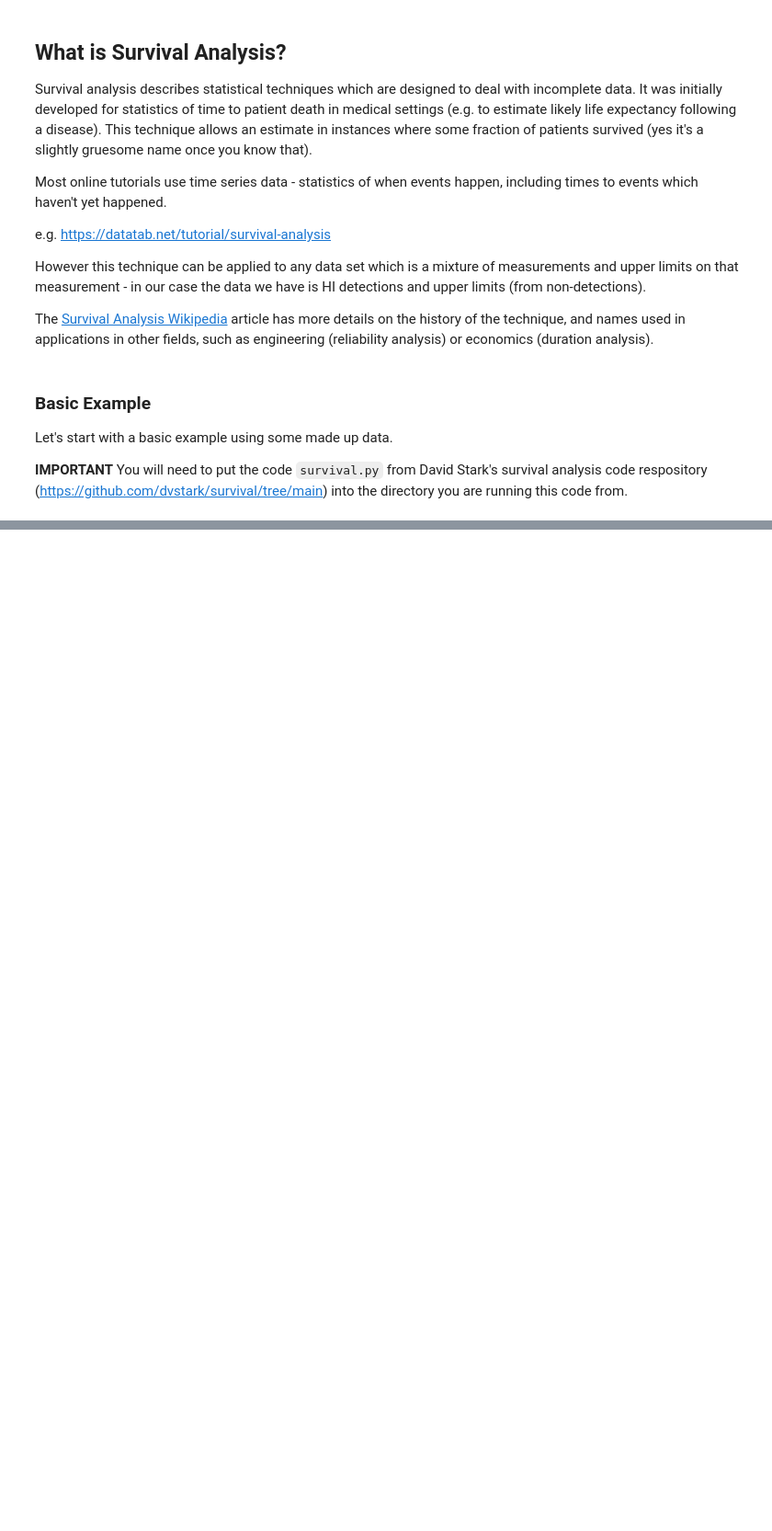
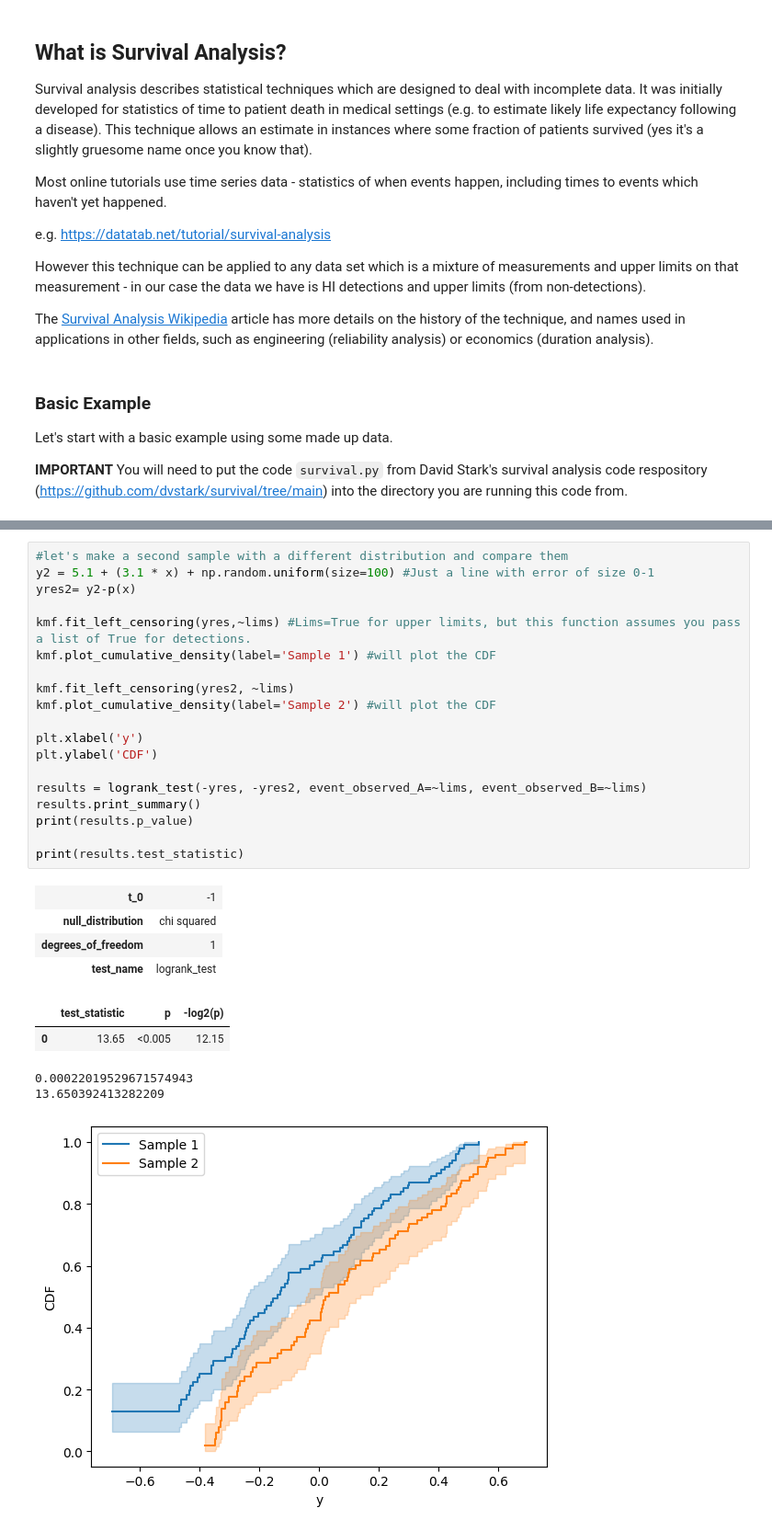
Before and after one commit to karenlmasters/HaverfordGalaxyGroup, a Jupyter notebook: BasicCode/SurvivalAnalysisTutorial.ipynb, the cells around one changed output, grey strips where cells are left out. Shown at 92% size. Saved outputs shown, nothing was run; the diff lists cells and outputs as text; blank space fills up the shorter version.

```diff
--- a/BasicCode/SurvivalAnalysisTutorial.ipynb
+++ b/BasicCode/SurvivalAnalysisTutorial.ipynb
@@ -94 +231,30 @@ plt.legend()
+# %%
+#let's make a second sample with a different distribution and compare them
+y2 = 5.1 + (3.1 * x) + np.random.uniform(size=100) #Just a line with error of size 0-1
+yres2= y2-p(x)
+
+kmf.fit_left_censoring(yres,~lims) #Lims=True for upper limits, but this function assumes you pass a list of True for detections.
+kmf.plot_cumulative_density(label='Sample 1') #will plot the CDF
+
+kmf.fit_left_censoring(yres2, ~lims)
+kmf.plot_cumulative_density(label='Sample 2') #will plot the CDF
+
+plt.xlabel('y')
+plt.ylabel('CDF')
+
+results = logrank_test(-yres, -yres2, event_observed_A=~lims, event_observed_B=~lims)
+results.print_summary()
+print(results.p_value)
+
+print(results.test_statistic)
+# %% [output]
+| t_0 | -1 |
+| null_distribution | chi squared |
+| degrees_of_freedom | 1 |
+| test_name | logrank_test |
+|  | test_statistic | p | -log2(p) |
+| 0 | 13.65 | <0.005 | 12.15 |
+0.00022019529671574943
+13.650392413282209
+[figure, added]
 # %% [markdown]
```
Also changed, not shown: parts of 18 cells of this notebook.
